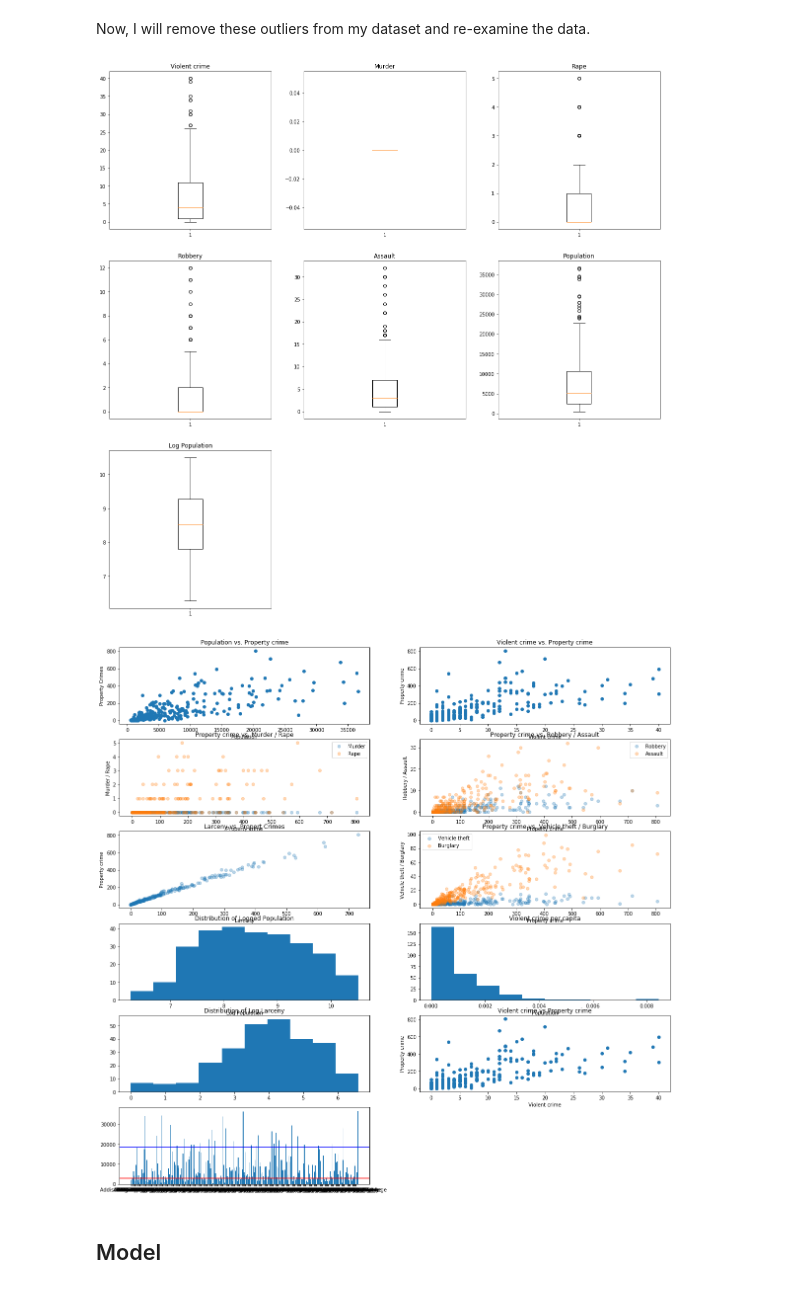
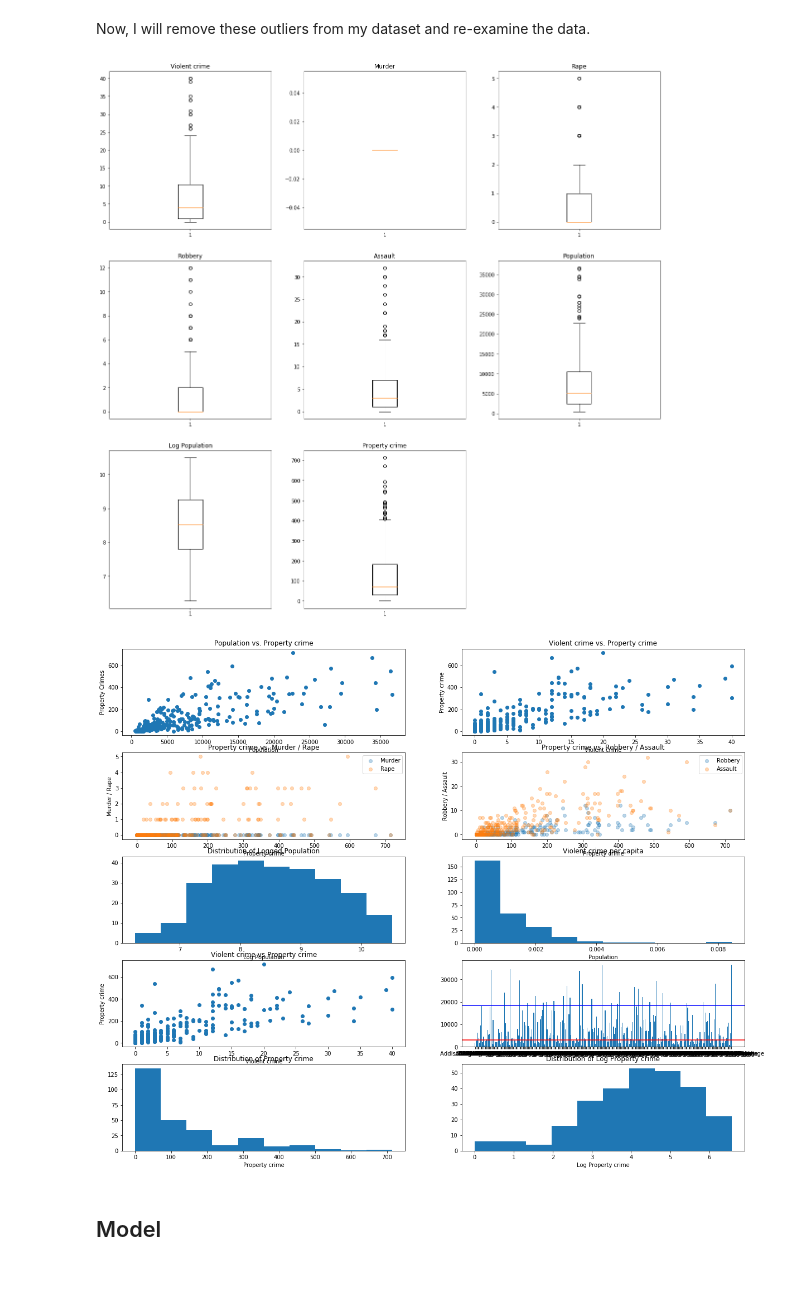
Before and after one commit to esthersweon/thinkful, a Jupyter notebook: main/unit_2/lesson_4_project_4.ipynb, the cells around one changed output. Saved outputs shown, nothing was run; the diff lists cells and outputs as text; code cells hidden in the pictures.

```diff
--- a/main/unit_2/lesson_4_project_4.ipynb
+++ b/main/unit_2/lesson_4_project_4.ipynb
@@ -50,7 +26,7 @@ crime_df.head()
 def clean_data(df, state):
     df['Violent crime per capita'] = df['Violent\ncrime'] / df['Population']
     df['Log Violent crime'] = np.log(1 + df['Violent\ncrime'])
-    df['Log Larceny'] = np.log(1 + df['Larceny-\ntheft'])
+    df['Log Property crime'] = np.log(1 + df['Property\ncrime'])
     df['Log Population'] = np.log(df['Population'])
     df['Population Sq.'] = df['Population'] ** 2
     df['Robbery Categ'] = np.where(df['Robbery'] > 0, 1, 0)
@@ -255,14 +216,23 @@ def display_boxplots(df, get_outliers):
         lowest_log_pop_outlier = result["fliers"][0].get_data()[1].min()
         print('Lowest Log Population Outlier: ' + str(lowest_log_pop_outlier))
 
+
+    plt.subplot(3, 3, 8)
+    plt.title('Property crime')
+    result = plt.boxplot(df['Property crime'], showcaps=True)
+    if get_outliers & len(result["fliers"]):
+        lowest_property_crime_outlier = result["fliers"][0].get_data()[1].min()
+        print('Lowest Property Crime Outlier: ' + str(lowest_property_crime_outlier))
+
     return {
-        "crime": lowest_crime_outlier,
+        "violent_crime": lowest_crime_outlier,
         "murder": lowest_murder_outlier,
         "rape": lowest_rape_outlier,
         "robbery": lowest_robbery_outlier,
         "assault": lowest_assault_outlier,
         "pop": lowest_pop_outlier,
-        "log_pop": lowest_log_pop_outlier
+        "log_pop": lowest_log_pop_outlier,
+        "property_crime": lowest_property_crime_outlier
     } if get_outliers else None
 
 outliers = display_boxplots(crime_df, True)
@@ -278,13 +249,13 @@ Lowest Log Population Outlier: 15.943280966956314
 # %% [markdown]
 Now, I will remove these outliers from my dataset and re-examine the data.
 # %%
-new_df_without_outliers = crime_df[(crime_df['Population'] < outliers['pop']) & (crime_df['Violent crime'] < outliers['crime']) & (crime_df['Murder'] < outliers['murder']) & (crime_df['Rape'] < outliers['rape']) & (crime_df['Robbery'] < outliers['robbery']) & (crime_df['Assault'] < outliers['assault'])]
+new_df_without_outliers = crime_df[(crime_df['Population'] < outliers['pop']) & (crime_df['Violent crime'] < outliers['violent_crime']) & (crime_df['Property crime'] < outliers['property_crime']) & (crime_df['Murder'] < outliers['murder']) & (crime_df['Rape'] < outliers['rape']) & (crime_df['Robbery'] < outliers['robbery']) & (crime_df['Assault'] < outliers['assault'])]
 display_boxplots(new_df_without_outliers, False)
 
 display_relevant_plots(new_df_without_outliers)
 # %% [output]
-[figure, old version]
+[figure, new version]
-[figure, old version]
+[figure, new version]
 # %% [markdown]
 ## Model
 # %%
```
Also changed, not shown: parts of 13 cells of this notebook, 1 other file.
